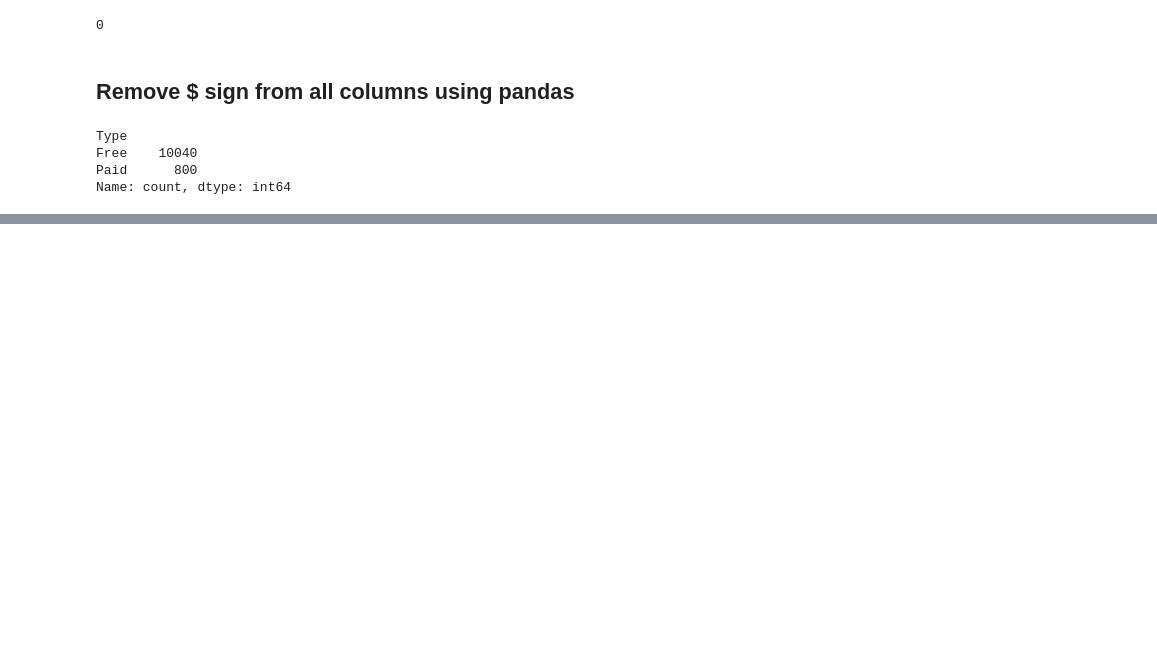
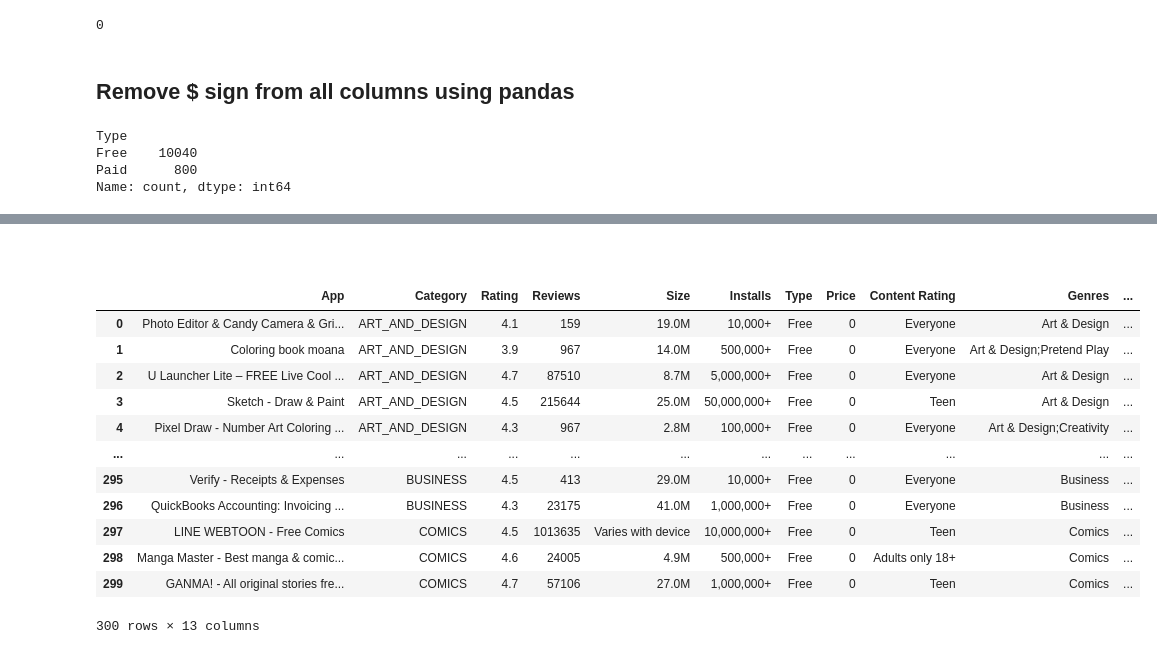
Before and after one commit to shoaibsultann/six_months_python_for_data_science, a Jupyter notebook: panda_tips_and_tricks/04_kaggle_google_eda.ipynb, the cells around one changed output, grey strips where cells are left out. Saved outputs shown, nothing was run; the diff lists cells and outputs as text; code cells hidden in the pictures; blank space fills up the shorter version.

```diff
--- a/panda_tips_and_tricks/04_kaggle_google_eda.ipynb
+++ b/panda_tips_and_tricks/04_kaggle_google_eda.ipynb
@@ -167,0 +195,26 @@ Name: count, dtype: int64
+# %% [markdown]
+#
+# %%
+# Convert sizes in KB to MB
+mask_kb = df['Size'].str.contains('k', na=False)
+df.loc[mask_kb, 'Size'] = (df.loc[mask_kb, 'Size'].str.replace('k', '').astype(float) / 1024).round(2).astype(str) + 'M'
+
+# Ensure sizes in MB end with 'M'
+mask_mb = df['Size'].str.contains('M', na=False)
+df.loc[mask_mb, 'Size'] = df.loc[mask_mb, 'Size'].str.replace('M', '').astype(float).round(2).astype(str) + 'M'
+# %%
+df.head(300)
+# %% [output]
+|  | App | Category | Rating | Reviews | Size | Installs | Type | Price | Content Rating | Genres | ... |
+| 0 | Photo Editor & Candy Camera & Gri... | ART_AND_DESIGN | 4.1 | 159 | 19.0M | 10,000+ | Free | 0 | Everyone | Art & Design | ... |
+| 1 | Coloring book moana | ART_AND_DESIGN | 3.9 | 967 | 14.0M | 500,000+ | Free | 0 | Everyone | Art & Design;Pretend Play | ... |
+| 2 | U Launcher Lite – FREE Live Cool ... | ART_AND_DESIGN | 4.7 | 87510 | 8.7M | 5,000,000+ | Free | 0 | Everyone | Art & Design | ... |
+| 3 | Sketch - Draw & Paint | ART_AND_DESIGN | 4.5 | 215644 | 25.0M | 50,000,000+ | Free | 0 | Teen | Art & Design | ... |
+| 4 | Pixel Draw - Number Art Coloring ... | ART_AND_DESIGN | 4.3 | 967 | 2.8M | 100,000+ | Free | 0 | Everyone | Art & Design;Creativity | ... |
+| ... | ... | ... | ... | ... | ... | ... | ... | ... | ... | ... | ... |
+| 295 | Verify - Receipts & Expenses | BUSINESS | 4.5 | 413 | 29.0M | 10,000+ | Free | 0 | Everyone | Business | ... |
+| 296 | QuickBooks Accounting: Invoicing ... | BUSINESS | 4.3 | 23175 | 41.0M | 1,000,000+ | Free | 0 | Everyone | Business | ... |
+| 297 | LINE WEBTOON - Free Comics | COMICS | 4.5 | 1013635 | Varies with device | 10,000,000+ | Free | 0 | Teen | Comics | ... |
+| 298 | Manga Master - Best manga & comic... | COMICS | 4.6 | 24005 | 4.9M | 500,000+ | Free | 0 | Adults only 18+ | Comics | ... |
+| 299 | GANMA! - All original stories fre... | COMICS | 4.7 | 57106 | 27.0M | 1,000,000+ | Free | 0 | Teen | Comics | ... |
+300 rows × 13 columns
```
Also changed, not shown: parts of 7 cells of this notebook.
